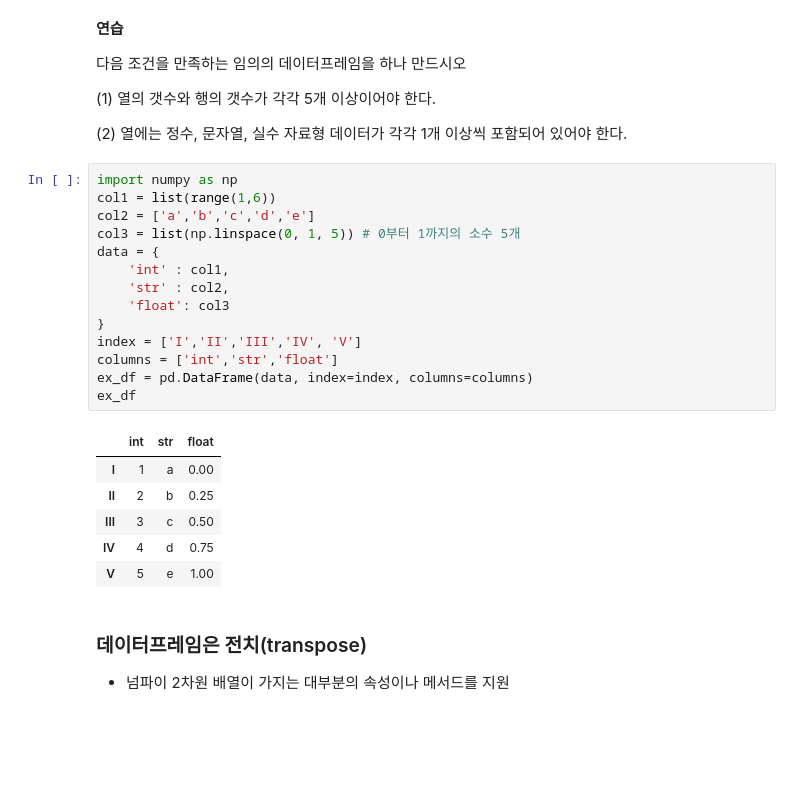
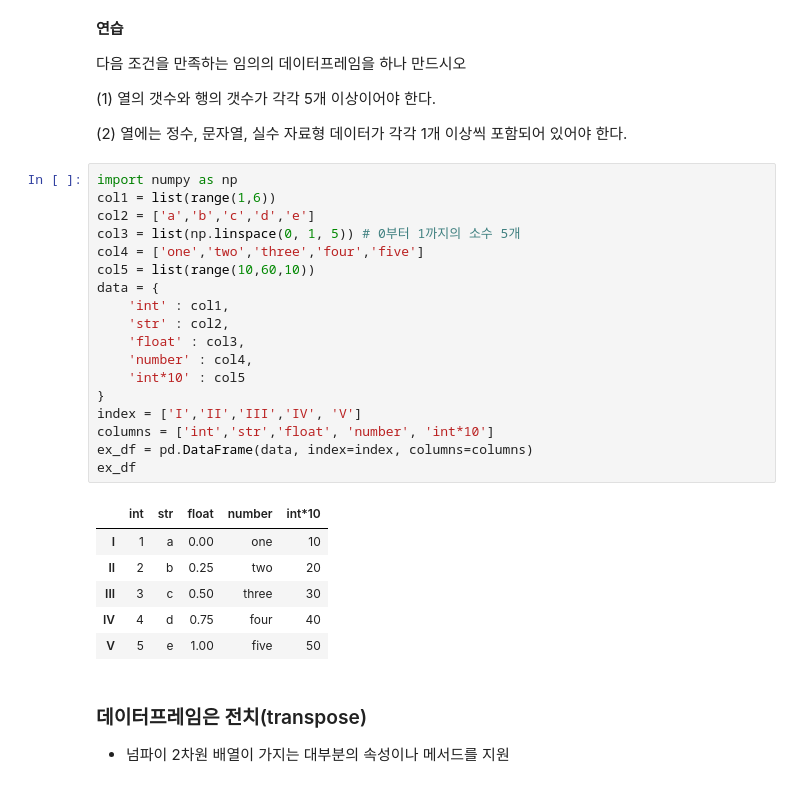
Before and after one commit to DahyeonS/Java_Python_Lecture, a Jupyter notebook: 20231227/pandas01.ipynb, the cells around one changed output. Drawn from its saved outputs; the diff is of its cells as text; blank space fills up the shorter version.

```diff
--- a/20231227/pandas01.ipynb
+++ b/20231227/pandas01.ipynb
@@ -437,24 +437,28 @@ df
 # %%
 import numpy as np
 col1 = list(range(1,6))
 col2 = ['a','b','c','d','e']
 col3 = list(np.linspace(0, 1, 5)) # 0부터 1까지의 소수 5개
+col4 = ['one','two','three','four','five']
+col5 = list(range(10,60,10))
 data = {
     'int' : col1,
     'str' : col2,
-    'float': col3
+    'float' : col3,
+    'number' : col4,
+    'int*10' : col5
 }
 index = ['I','II','III','IV', 'V']
-columns = ['int','str','float']
+columns = ['int','str','float', 'number', 'int*10']
 ex_df = pd.DataFrame(data, index=index, columns=columns)
 ex_df
 # %% [output]
-|  | int | str | float |
-| I | 1 | a | 0.00 |
-| II | 2 | b | 0.25 |
-| III | 3 | c | 0.50 |
-| IV | 4 | d | 0.75 |
-| V | 5 | e | 1.00 |
+|  | int | str | float | number | int*10 |
+| I | 1 | a | 0.00 | one | 10 |
+| II | 2 | b | 0.25 | two | 20 |
+| III | 3 | c | 0.50 | three | 30 |
+| IV | 4 | d | 0.75 | four | 40 |
+| V | 5 | e | 1.00 | five | 50 |
 # %% [markdown]
 ### 데이터프레임은 전치(transpose)
 - 넘파이 2차원 배열이 가지는 대부분의 속성이나 메서드를 지원
```
Also changed, not shown: parts of 3 cells of this notebook.
